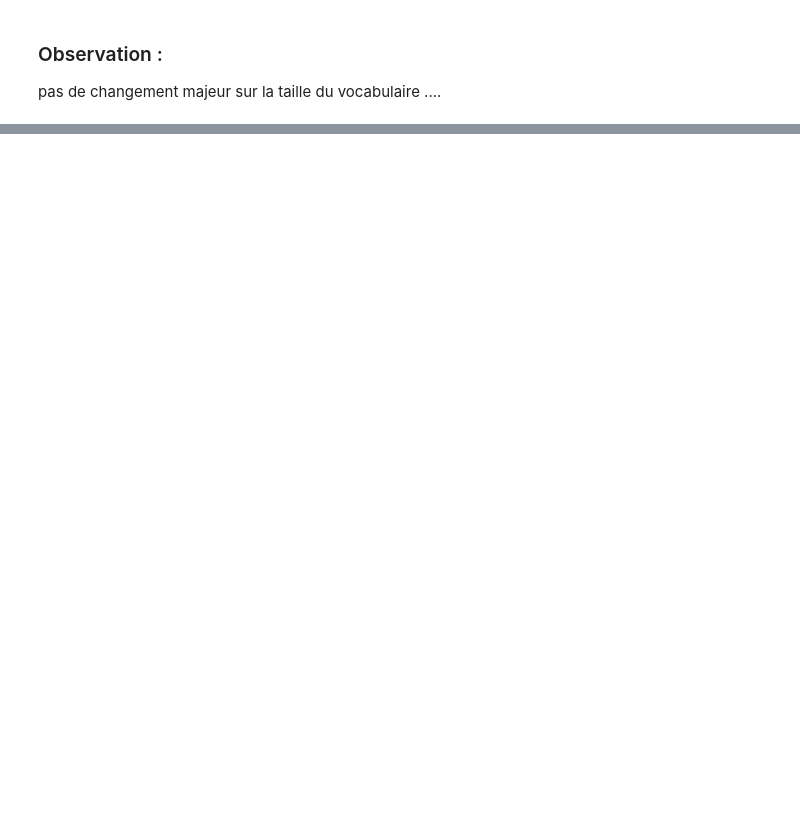
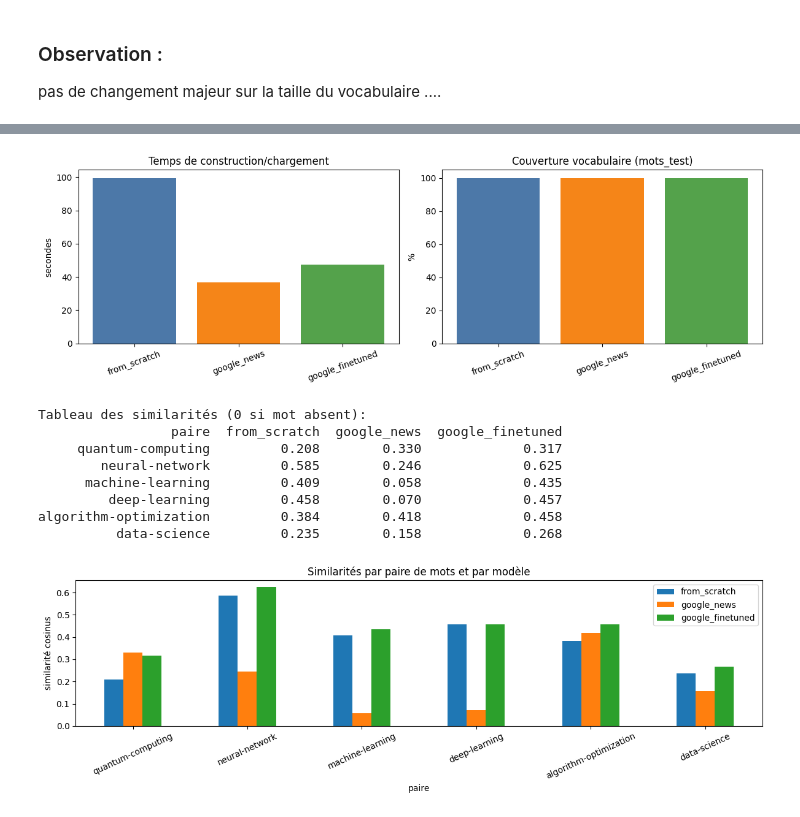
Before and after one commit to RayanMokhtar/text_processing_articles_recherche, a Jupyter notebook: text_processing_arxiv.ipynb, the cells around one changed output, grey strips where cells are left out. Drawn from its saved outputs; the diff is of its cells as text; code cells hidden in the pictures; blank space fills up the shorter version.

Commit message:
:rocket: word2vec

```diff
--- a/text_processing_arxiv.ipynb
+++ b/text_processing_arxiv.ipynb
@@ -118,3 +124,6 @@ MultiLabelClassification ? avec seuillage sur une sigmoide à la fin (ou garder
 Stratégie : oneVsRest/ All , classe CS et le reste .... et ensuite physique et le reste (y compris CS ...) ??? wrapper autour d'un classifier offert par scikit
 mais on traite pas les similarités entre catégories ??? car nous supposons que les labels sont indépendants, optimisation en ajoutant les prédictions dans les features si jamais ??? à explorer le classifierChain ?
 p(X)=ML , seconde préd P(X+ML)= CV ?
+# %%
+df = df.drop_duplicates(subset=["titles","summaries"]).reset_index(drop=True)
+df.shape
@@ -263,0 +622,15 @@ liste_vectorizer_tf_idf = vectorizer_simple(df["summaries_nettoye"].tolist())
+# %%
+print("Fine-tuning sur le corpus arXiv...")
+w2v_finetuned.train(
+    documents_tokenises,
+    total_examples=w2v_finetuned.corpus_count,
+    epochs=w2v_finetuned.epochs
+)
+
+temps_finetune = time.time() - t0
+print(f"Modèle fine-tuné prêt en {temps_finetune:.2f}s")
+print(f"Vocabulaire fine-tuné : {len(w2v_finetuned.wv.key_to_index)} mots")
+print(f"Dimension : {w2v_finetuned.vector_size}")
+
+# Pour compatibilité avec le reste du notebook (sections existantes)
+w2v_arxiv = w2v_finetuned
@@ -263,0 +772,56 @@ liste_vectorizer_tf_idf = vectorizer_simple(df["summaries_nettoye"].tolist())
+# %%
+# 3.5 bis) Schémas et graphiques de stats Word2Vec
+stats_w2v = pd.DataFrame({
+    "modele": ["from_scratch", "google_news", "google_finetuned"],
+    "temps_sec": [temps_scratch, temps_google, temps_finetune],
+    "couverture_pct": [
+        100 * cov_s_num / cov_s_den,
+        100 * cov_g_num / cov_g_den,
+        100 * cov_f_num / cov_f_den,
+    ],
+})
+
+fig, axes = plt.subplots(1, 2, figsize=(12, 4))
+axes[0].bar(stats_w2v["modele"], stats_w2v["temps_sec"], color=["#4c78a8", "#f58518", "#54a24b"])
+axes[0].set_title("Temps de construction/chargement")
+axes[0].set_ylabel("secondes")
+axes[0].tick_params(axis="x", rotation=20)
+
+axes[1].bar(stats_w2v["modele"], stats_w2v["couverture_pct"], color=["#4c78a8", "#f58518", "#54a24b"])
+axes[1].set_title("Couverture vocabulaire (mots_test)")
+axes[1].set_ylabel("%")
+axes[1].set_ylim(0, 105)
+axes[1].tick_params(axis="x", rotation=20)
+plt.tight_layout()
+plt.show()
+
+sim_rows = []
+for mot_a, mot_b in paires_test:
+    sim_rows.append({
+        "paire": f"{mot_a}-{mot_b}",
+        "from_scratch": sim_scratch_pair(mot_a, mot_b),
+        "google_news": sim_google_pair(mot_a, mot_b),
+        "google_finetuned": sim_finetuned_pair(mot_a, mot_b),
+    })
+
+df_sim = pd.DataFrame(sim_rows).fillna(0.0)
+print("Tableau des similarités (0 si mot absent):")
+print(df_sim.round(3).to_string(index=False))
+
+ax = df_sim.set_index("paire").plot(kind="bar", figsize=(12, 4))
+ax.set_title("Similarités par paire de mots et par modèle")
+ax.set_ylabel("similarité cosinus")
+ax.tick_params(axis="x", rotation=25)
+plt.tight_layout()
+plt.show()
+# %% [output]
+[figure, added]
+Tableau des similarités (0 si mot absent):
+                 paire  from_scratch  google_news  google_finetuned
+     quantum-computing         0.208        0.330             0.317
+        neural-network         0.585        0.246             0.625
+      machine-learning         0.409        0.058             0.435
+         deep-learning         0.458        0.070             0.457
+algorithm-optimization         0.384        0.418             0.458
+          data-science         0.235        0.158             0.268
+[figure, added]
```
Also changed, not shown: parts of 49 cells of this notebook, 2 other files.
